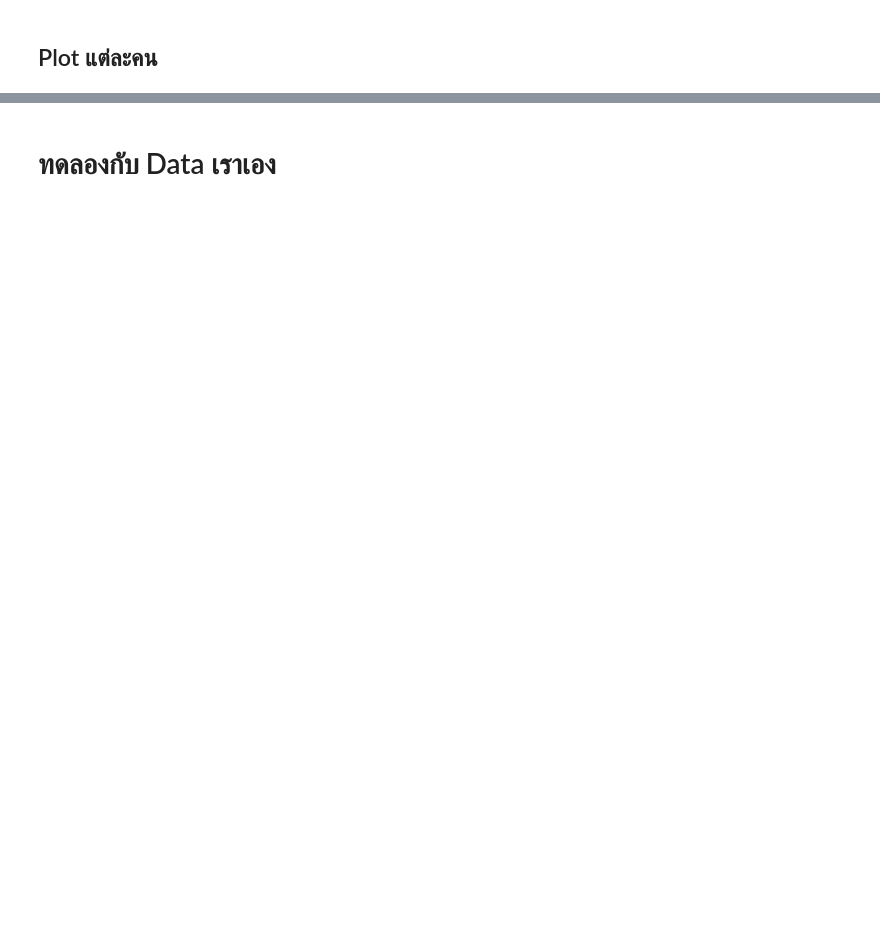
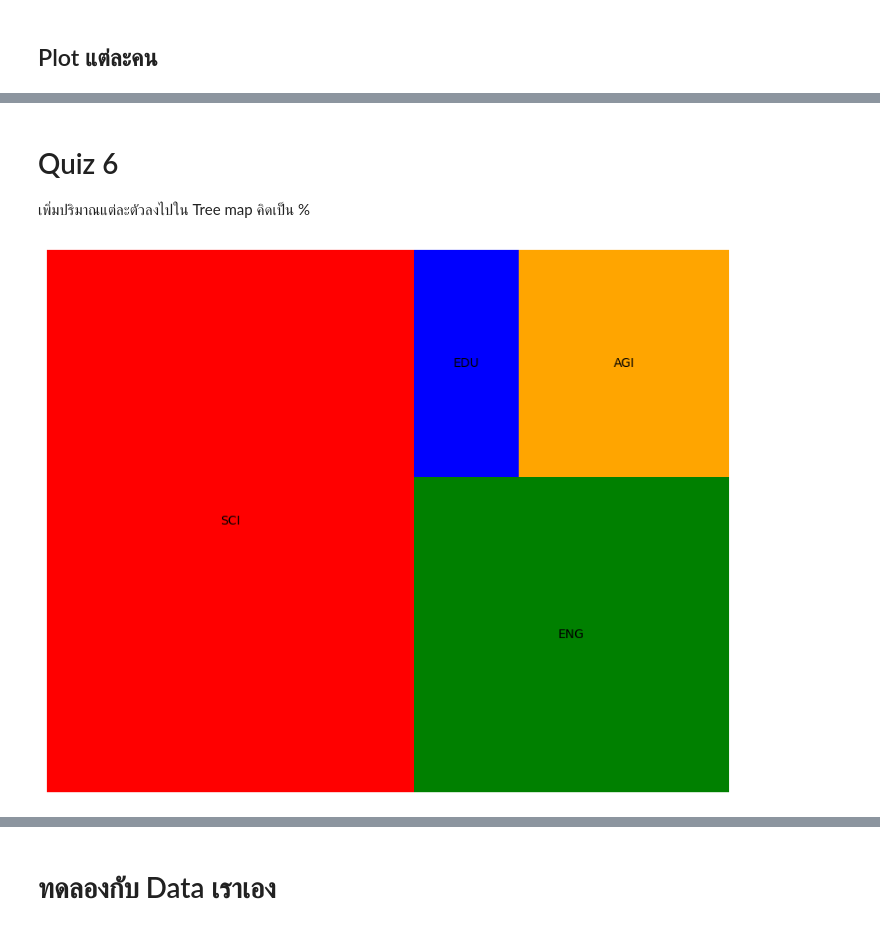
Before and after one commit to KorrawanOu/python_dataviz2023, a Jupyter notebook: DataViz04_Data_Comparison.ipynb, the cells around one changed output, grey strips where cells are left out. Drawn from its saved outputs; the diff is of its cells as text; code cells hidden in the pictures; blank space fills up the shorter version.

Commit message:
Quiz 6

```diff
--- a/DataViz04_Data_Comparison.ipynb
+++ b/DataViz04_Data_Comparison.ipynb
@@ -599,0 +588,10 @@ ax.legend();
+# %% [markdown]
+# Quiz 6
+เพิ่มปริมาณแต่ละตัวลงไปใน Tree map คิดเป็น %
+# %%
+df = pd.DataFrame({'data':[500, 250, 60, 120], 'label':["SCI", "ENG", "EDU", "AGI"] })
+squarify.plot(sizes=df['data'], label=df['label'], color = ['red', 'green', 'blue', 'orange'] )
+plt.axis('off')
+plt.show();
+# %% [output]
+[figure, added]
```
Also changed, not shown: parts of 45 cells of this notebook.
